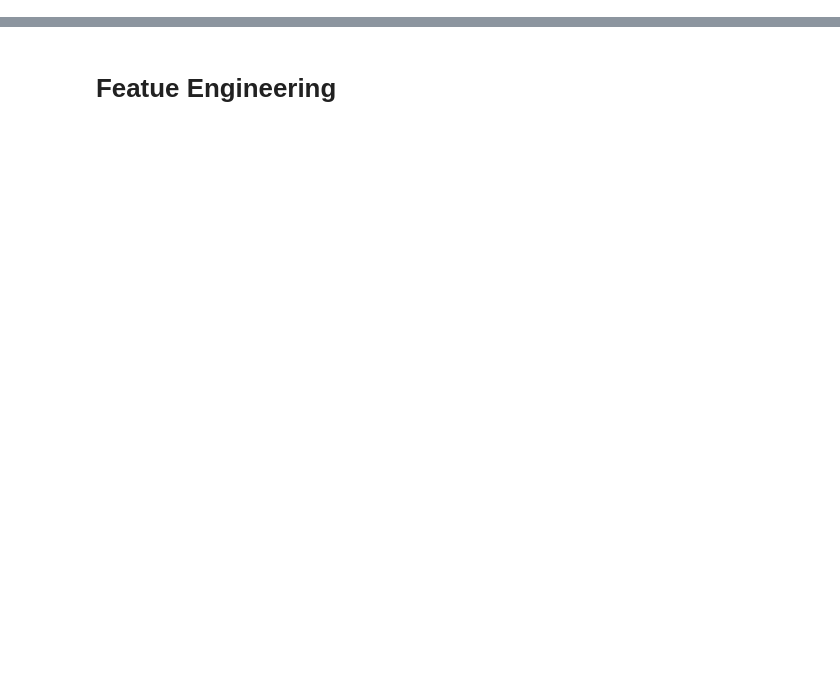
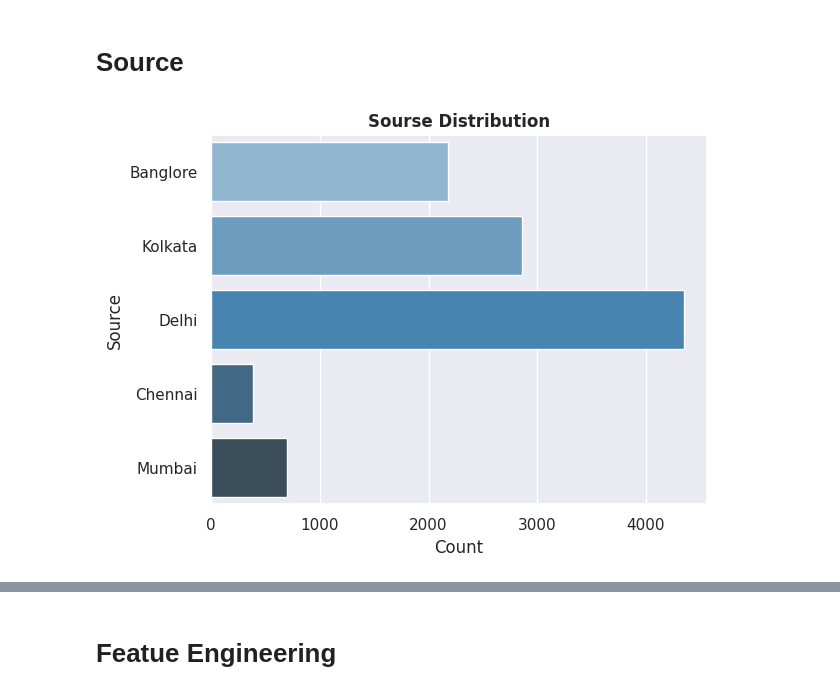
Before and after one commit to SamiUllah568/Flight-Fare-Prediction-, a Jupyter notebook: FlightFarePrediction.ipynb, the cells around one changed output, grey strips where cells are left out. Saved outputs shown, nothing was run; the diff lists cells and outputs as text; code cells hidden in the pictures; blank space fills up the shorter version.

```diff
--- a/FlightFarePrediction.ipynb
+++ b/FlightFarePrediction.ipynb
@@ -295,0 +282,10 @@ plt.show()
+# %% [markdown]
+# **Source**
+# %%
+sns.countplot(train_data["Source"] , palette='Blues_d')
+plt.title("Sourse Distribution" , fontweight ="bold")
+plt.xlabel("Count")
+plt.ylabel("Source")
+plt.show()
+# %% [output]
+[figure, added]
```
Also changed, not shown: parts of 253 cells of this notebook.
